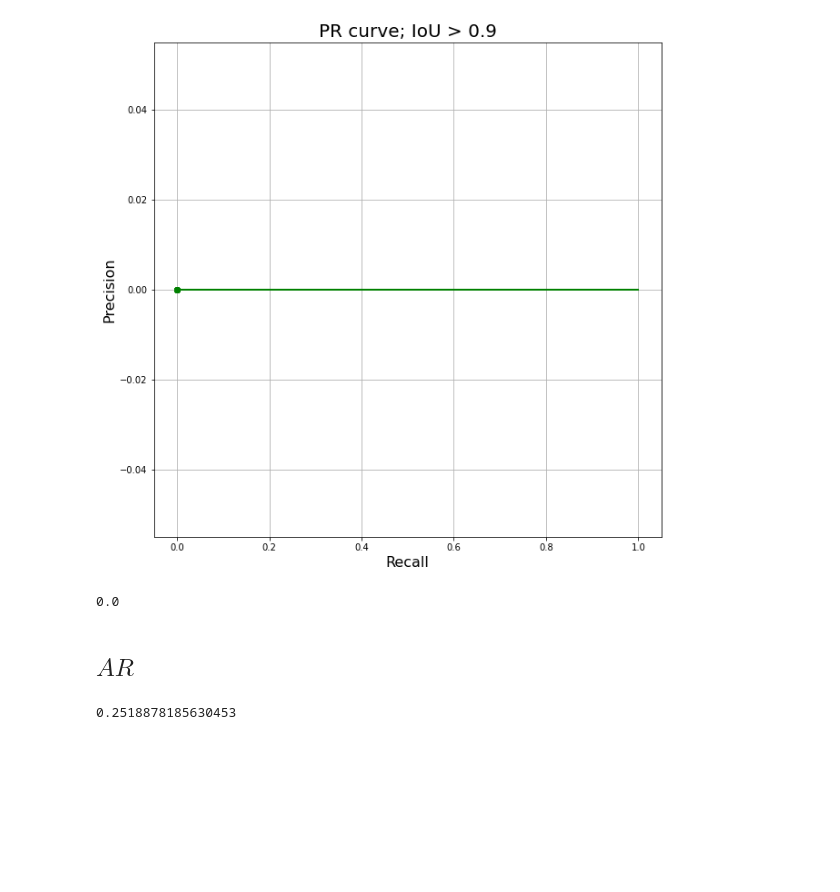
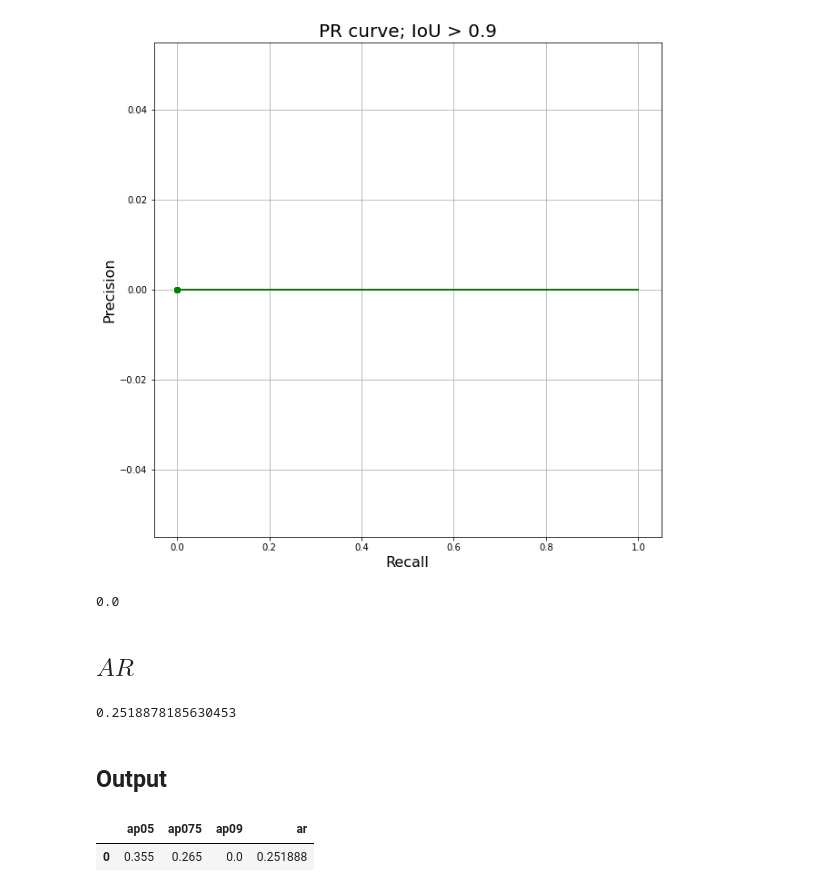
Before and after one commit to scikodot/msu-share, a Jupyter notebook: cv/seminar06/seminar06.ipynb, the cells around one changed output. Cells and saved outputs as stored; diff of their text form; code cells hidden in the pictures; blank space fills up the shorter version.

Commit message:
cv seminar06: add AP/AR output

```diff
--- a/cv/seminar06/seminar06.ipynb
+++ b/cv/seminar06/seminar06.ipynb
@@ -354,3 +354,11 @@ ar = average_recall(pred, gt)
 ar
 # %% [output]
 0.2518878185630453
+# %% [markdown]
+## Output
+# %%
+metrics = pd.DataFrame({'ap05': ap_05, 'ap075': ap_075, 'ap09': ap_09, 'ar': ar}, index=[0])
+metrics
+# %% [output]
+|  | ap05 | ap075 | ap09 | ar |
+| 0 | 0.355 | 0.265 | 0.0 | 0.251888 |
```
Also changed, not shown: parts of 1 cell of this notebook, 1 other file.
